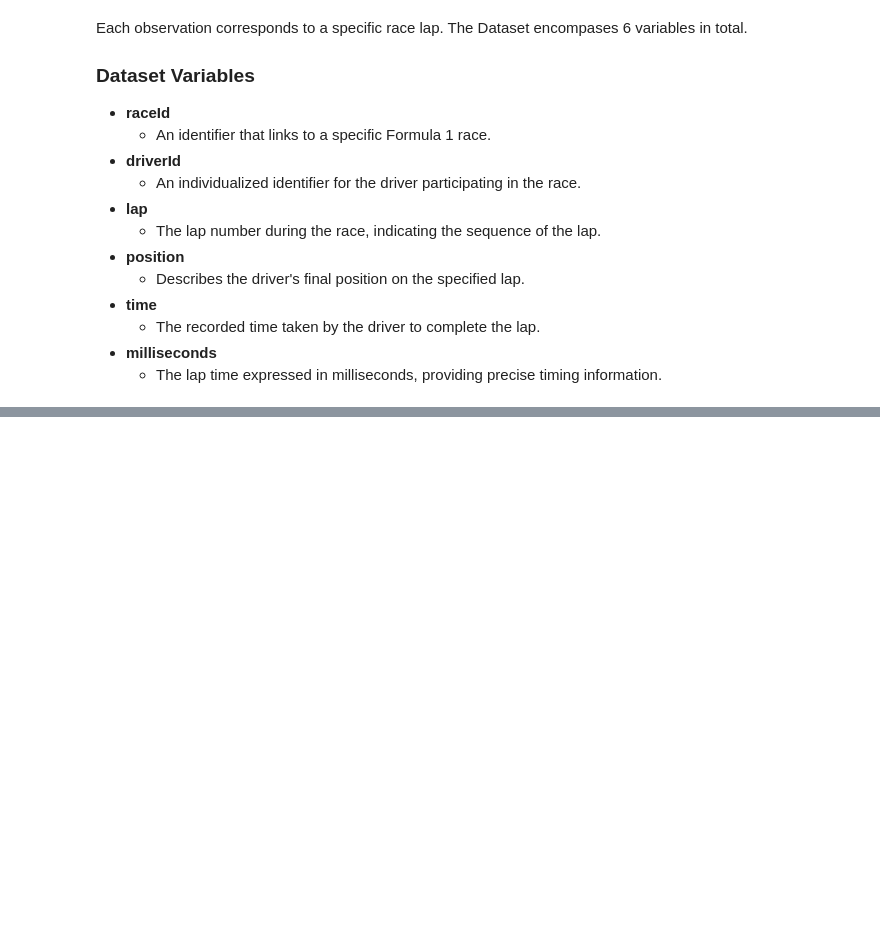
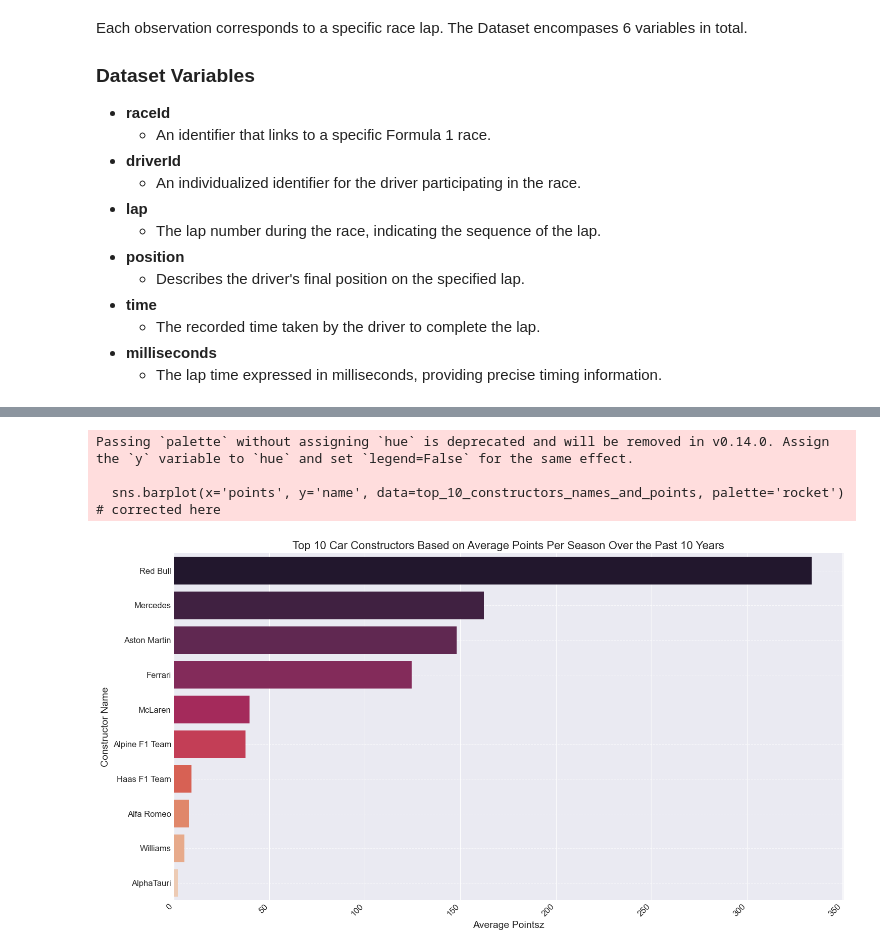
Before and after one commit to enzzzoooo/csmodel-formulaOne, a Jupyter notebook: CSMODEL_MCO_DATADESC.ipynb, the cells around one changed output, grey strips where cells are left out. Cells and saved outputs as stored; diff of their text form; code cells hidden in the pictures; blank space fills up the shorter version.

```diff
--- a/CSMODEL_MCO_DATADESC.ipynb
+++ b/CSMODEL_MCO_DATADESC.ipynb
@@ -216,0 +344,45 @@ The Race Lap Data Dataset is structured as a tabular format and contains a subst
+# %%
+# EDA 4: Top 10 Car Constructors Based on total wins and average points per season over the past ten years
+constructors_data = pd.read_csv('constructors.csv')
+constructor_standings = pd.read_csv('constructor_standings.csv')
+
+# Step 1: Determine the range of seasons
+latest_season = constructor_standings['raceId'].max()  # assuming raceId represents the season
+ten_years_ago = latest_season - 10
+
+# Step 2: Filter records from the last decade
+recent_standings = constructor_standings[constructor_standings['raceId'] > ten_years_ago]
+
+# Step 3: Calculate total points for each constructor per season
+total_points_per_season = recent_standings.groupby(['constructorId', 'raceId'])['points'].sum().reset_index()
+
+# Step 4: Calculate the average points per season for each constructor
+average_points = total_points_per_season.groupby('constructorId')['points'].mean().reset_index()
+
+# Step 5: Sorting and selecting the top 10 constructors
+top_10_constructors = average_points.nlargest(10, 'points')
+
+# Merging to get the names
+top_10_with_names = pd.merge(top_10_constructors, constructors_data, on='constructorId', how='left')
+
+# Selecting relevant columns to display
+top_10_constructors_names_and_points = top_10_with_names[['name', 'points']]
+
+plt.figure(figsize=(15, 8))
+sns.barplot(x='points', y='name', data=top_10_constructors_names_and_points, palette='rocket')  # corrected here
+
+plt.title('Top 10 Car Constructors Based on Average Points Per Season Over the Past 10 Years', fontsize=16)
+plt.xlabel('Average Pointsz', fontsize=14)
+plt.ylabel('Constructor Name', fontsize=14)
+plt.xticks(rotation=45, ha='right', fontsize=12)  # Rotating x-labels for better readability
+plt.yticks(fontsize=12)
+plt.grid(axis='y', linestyle='--', alpha=0.7)  # It's better to have horizontal grid lines for a bar plot
+
+# Show the plot
+plt.tight_layout()
+plt.show()
+# %% [output]
+Passing `palette` without assigning `hue` is deprecated and will be removed in v0.14.0. Assign the `y` variable to `hue` and set `legend=False` for the same effect.
+
+  sns.barplot(x='points', y='name', data=top_10_constructors_names_and_points, palette='rocket')  # corrected here
+[figure, added]
```
Also changed, not shown: parts of 6 cells of this notebook.
